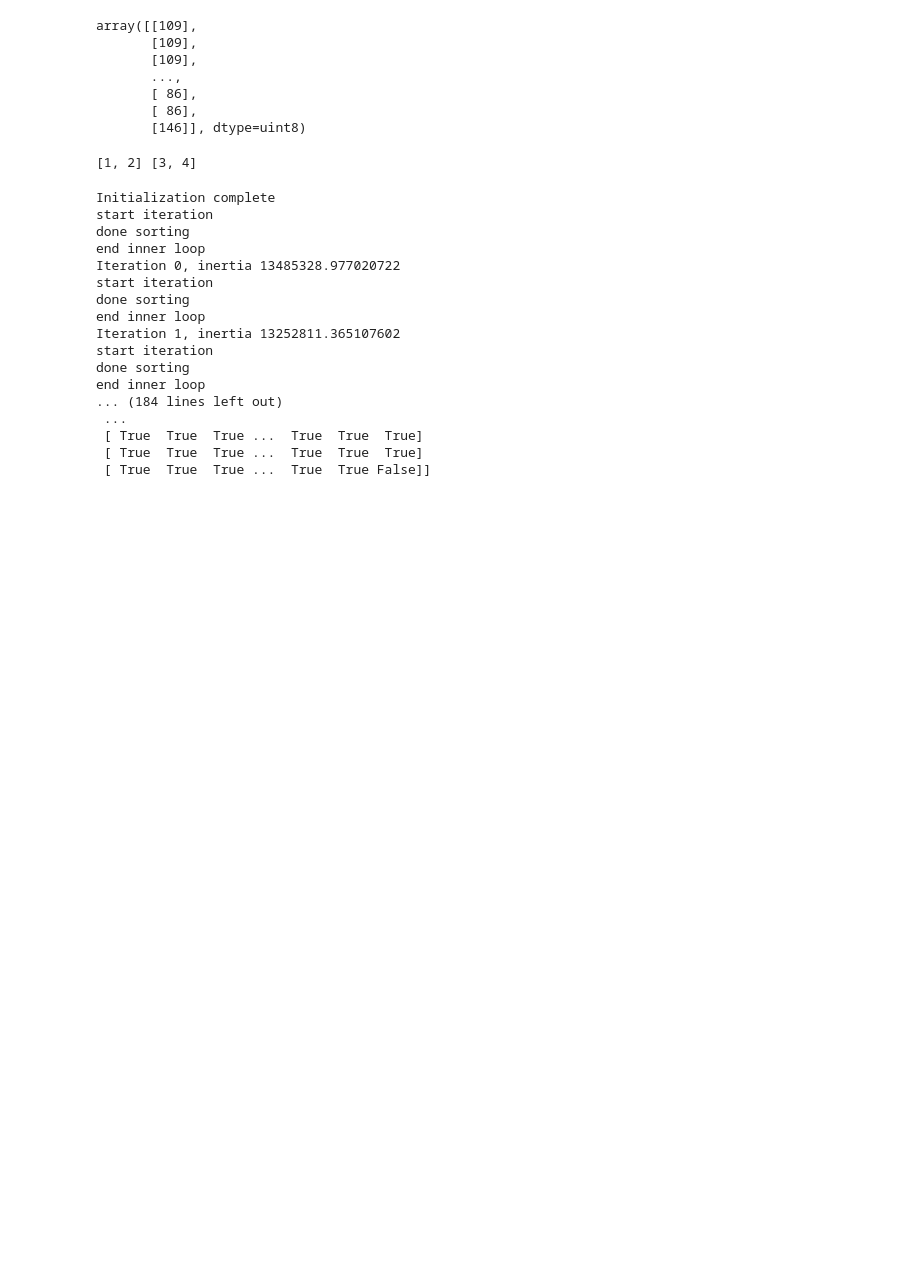
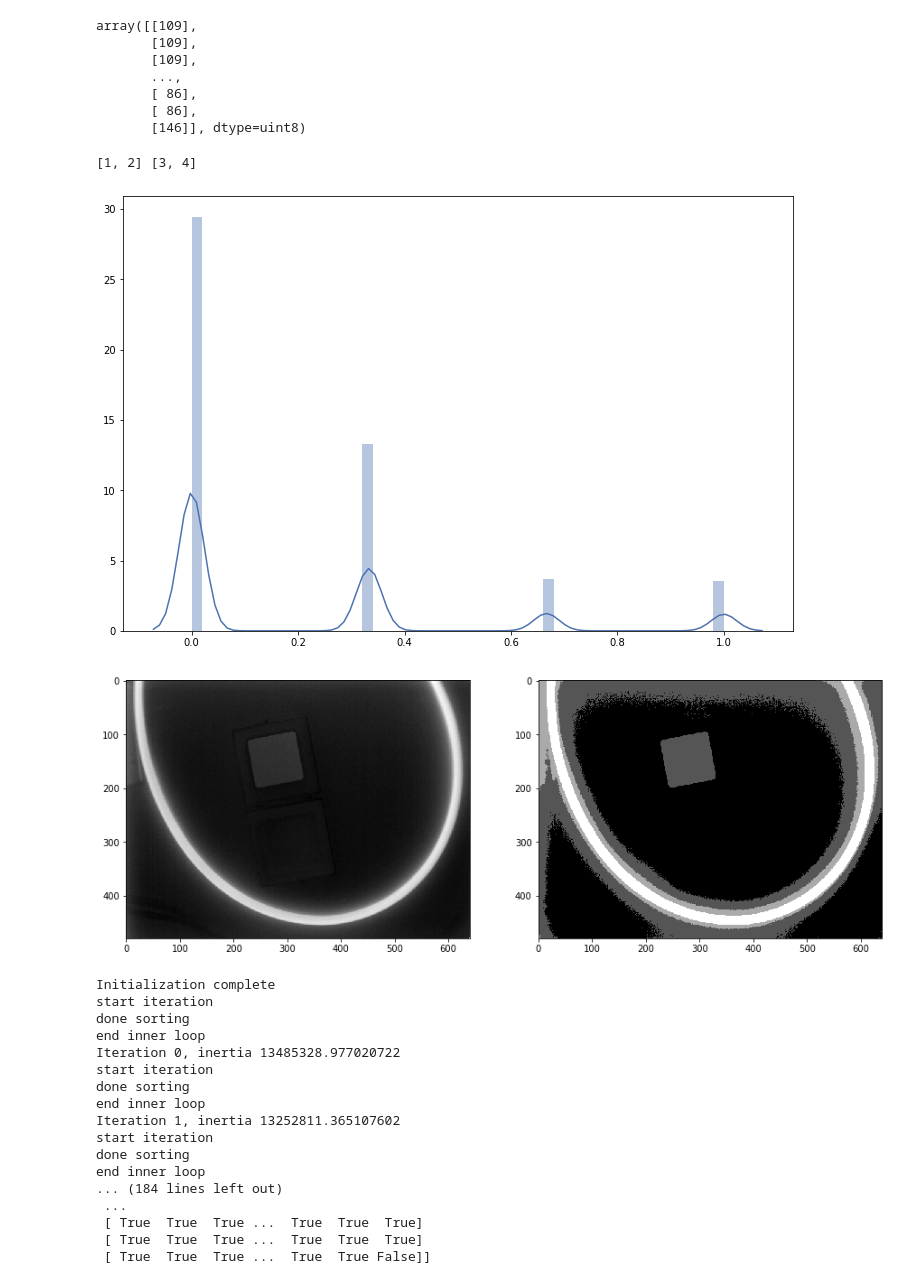
Before and after one commit to Pagutri/ProyectoAsignadoImagenes, a Jupyter notebook: Pregunta1.ipynb, the cells around one changed output. Drawn from its saved outputs; the diff is of its cells as text; code cells hidden in the pictures; blank space fills up the shorter version.

Commit message:
:bug: Perfectou
auto_seg() is fully functional/

```diff
--- a/Pregunta1.ipynb
+++ b/Pregunta1.ipynb
@@ -339,6 +298,14 @@ y = [[1, 2], [3, 4]]
 print(*y)
 # %% [output]
 [1, 2] [3, 4]
+# %%
+_tmp_img = mangueras[llaves[0]]
+mask = auto_segment(_tmp_img, groups=4)
+sns.distplot(mask.flatten())
+utils.side_by_side(_tmp_img, mask)
+# %% [output]
+[figure, added]
+[figure, added]
 # %%
 # %% [output]
 Initialization complete
```
Also changed, not shown: parts of 4 cells of this notebook, 1 other file.
